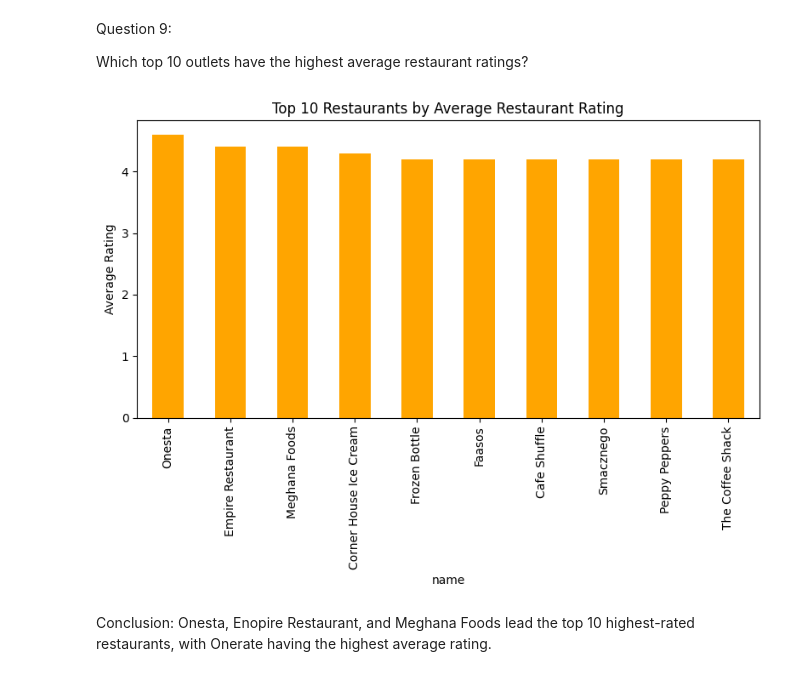
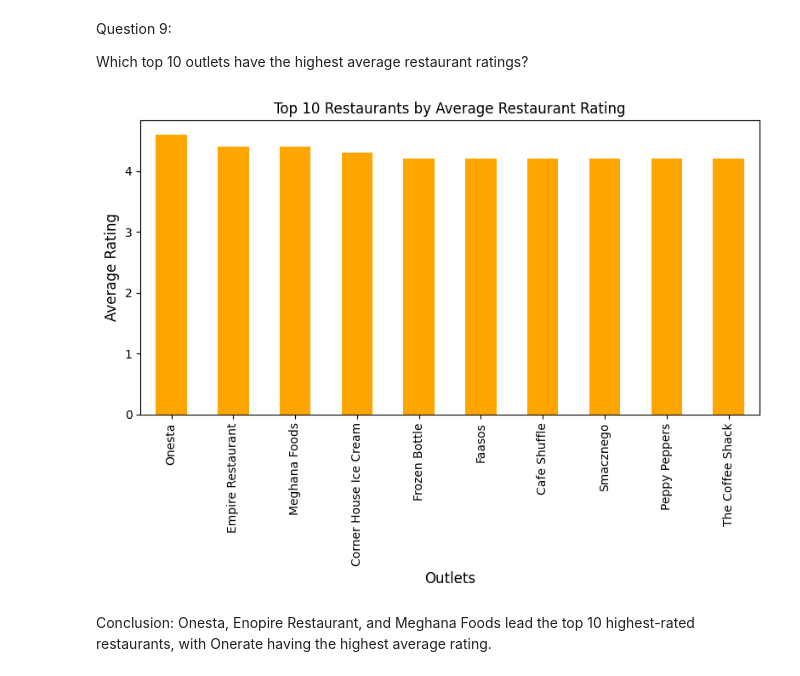
Before and after one commit to Vanshaj14Mohan/Zomata-Data-Analysis, a Jupyter notebook: Files/main.ipynb, the cells around one changed output. Cells and saved outputs as stored; diff of their text form; code cells hidden in the pictures.

```diff
--- a/Files/main.ipynb
+++ b/Files/main.ipynb
@@ -234,14 +235,15 @@ Which top 10 outlets have the highest average restaurant ratings?
 # %%
 plt.figure(figsize=(8, 6))
 avg_ratings_by_name = df.groupby('name')['rate'].mean().sort_values(ascending=False).head(10)
 avg_ratings_by_name.plot(kind='bar', color='orange')
-plt.ylabel("Average Rating")
+plt.xlabel("Outlets", fontsize=12)
+plt.ylabel("Average Rating", fontsize=12)
 plt.title("Top 10 Restaurants by Average Restaurant Rating")
 plt.xticks(rotation=90)
 plt.tight_layout()
 plt.show()
 # %% [output]
-[figure, old version]
+[figure, new version]
 # %% [markdown]
 Conclusion: Onesta, Enopire Restaurant, and Meghana Foods lead the top 10 highest-rated restaurants, with Onerate having the highest average rating.
 # %% [markdown]
```
Also changed, not shown: parts of 1 cell of this notebook.
